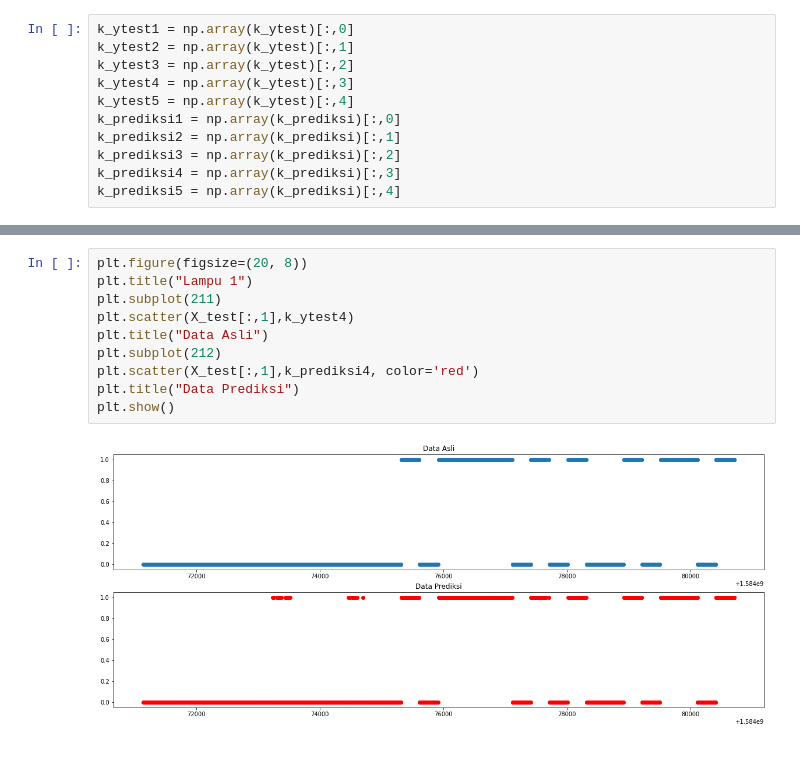
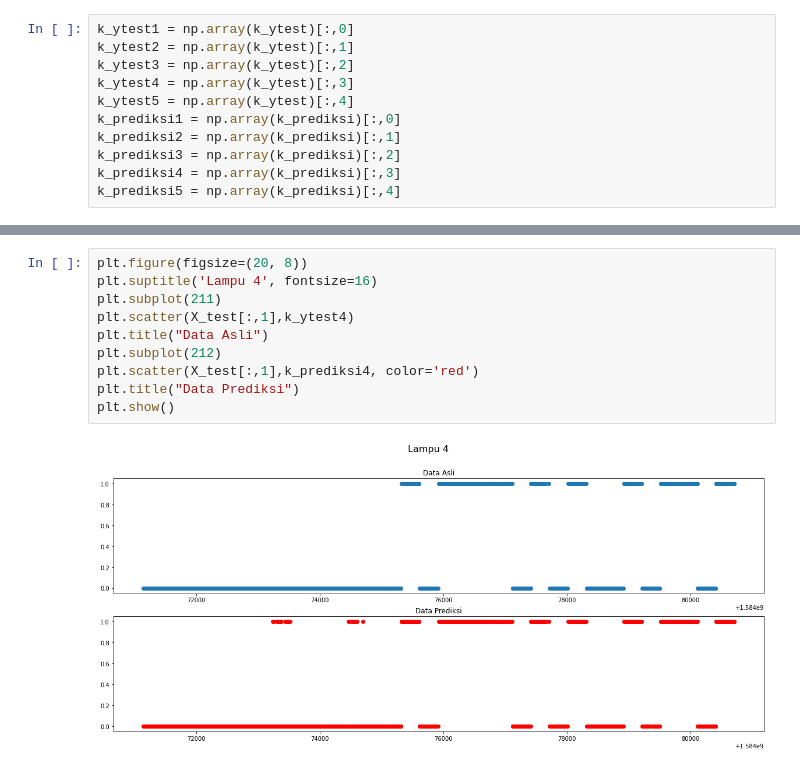
Before and after one commit to HenHimA1/A1, a Jupyter notebook: KNN.ipynb, the cells around one changed output, grey strips where cells are left out. Drawn from its saved outputs; the diff is of its cells as text.

```diff
--- a/KNN.ipynb
+++ b/KNN.ipynb
@@ -164,14 +164,14 @@ plt.show()
 # %%
 plt.figure(figsize=(20, 8))
-plt.title("Lampu 1")
+plt.suptitle('Lampu 4', fontsize=16)
 plt.subplot(211)
 plt.scatter(X_test[:,1],k_ytest4)
 plt.title("Data Asli")
 plt.subplot(212)
 plt.scatter(X_test[:,1],k_prediksi4, color='red')
 plt.title("Data Prediksi")
 plt.show()
 # %% [output]
-[figure, old version]
+[figure, new version]
 # %%
 plt.figure(figsize=(20, 8))
```
Also changed, not shown: parts of 4 cells of this notebook.
